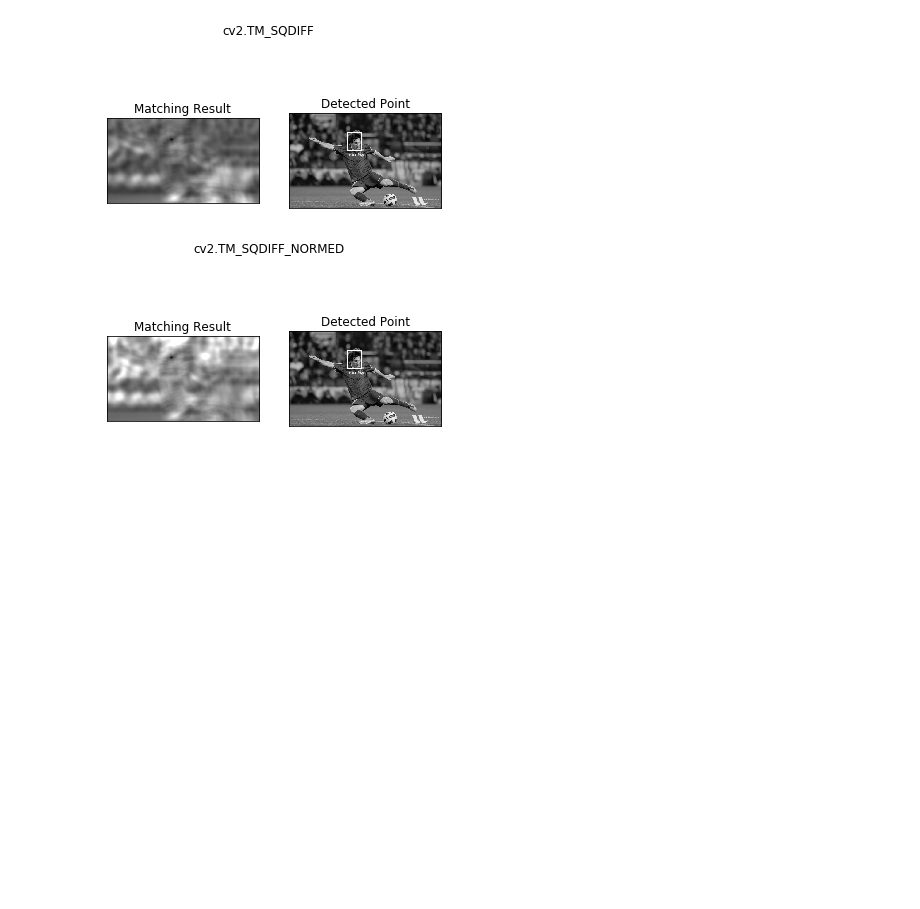
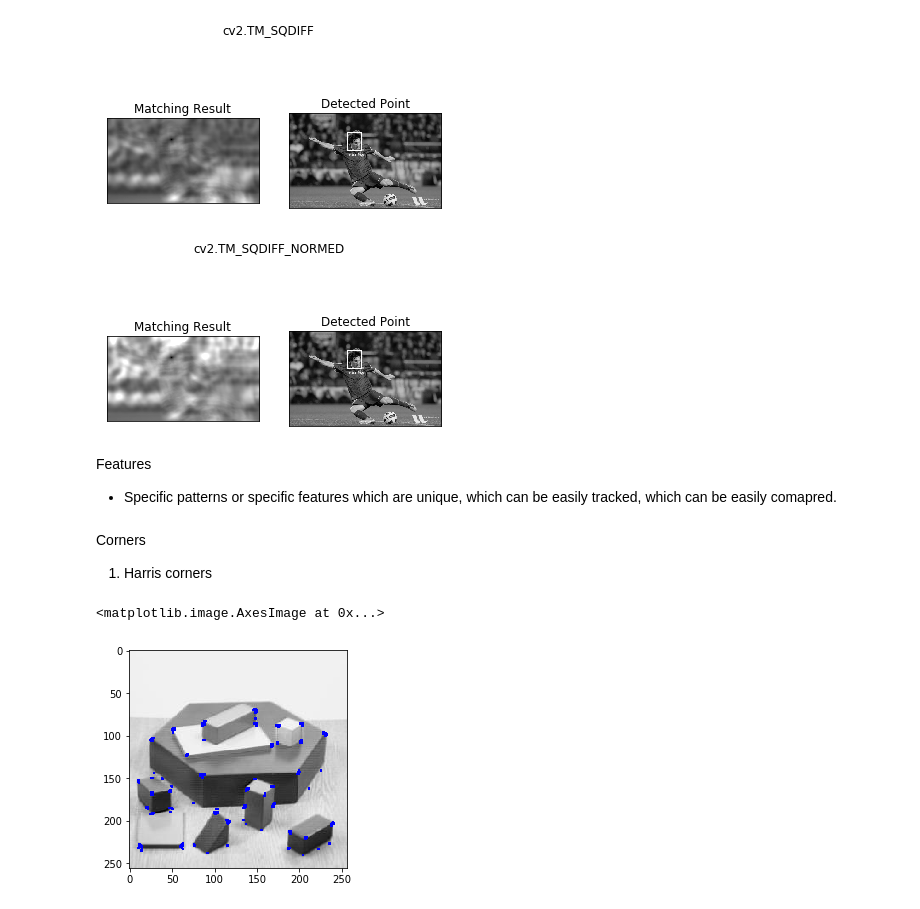
Before and after one commit to nagendraputhane/OpenCV, a Jupyter notebook: OpenCV_101.ipynb, the cells around one changed output. Drawn from its saved outputs; the diff is of its cells as text; code cells hidden in the pictures; blank space fills up the shorter version.

```diff
--- a/OpenCV_101.ipynb
+++ b/OpenCV_101.ipynb
@@ -565,3 +564,23 @@ for meth in methods:
 [figure]
 [figure]
 [figure]
+# %% [markdown]
+Features
+
+  - Specific patterns or specific features which are unique, which can be easily tracked, which can be easily comapred.
+# %%
+img = cv2.imread('blox.jpg')
+img2 = img.copy()
+gray = float32(cv2.cvtColor(img, cv2.COLOR_RGB2GRAY))
+# %% [markdown]
+Corners
+
+1) Harris corners
+# %%
+dst = cv2.cornerHarris(gray, 2, 3, 0.04) #output = 1 for corners, 0 for others
+dst = cv2.dilate(dst, None)
+img[dst>0.01*dst.max()] = [0, 0, 255]
+imshow(img)
+# %% [output]
+<matplotlib.image.AxesImage at 0x...>
+[figure, added]
```
Also changed, not shown: parts of 4 cells of this notebook.
